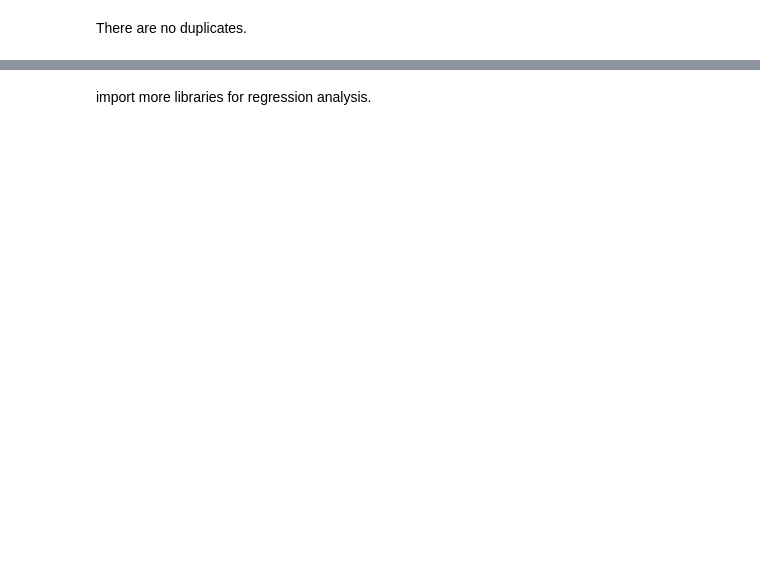
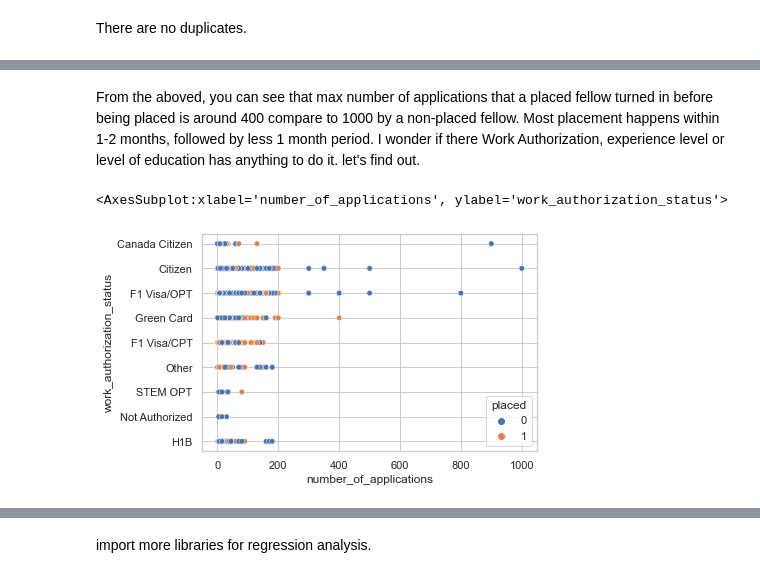
Before and after one commit to samokoye/Machine-Learning, a Jupyter notebook: Pathrise Business Analysis/Data Analysis for Pathrise Company.ipynb, the cells around one changed output, grey strips where cells are left out. Saved outputs shown, nothing was run; the diff lists cells and outputs as text; code cells hidden in the pictures; blank space fills up the shorter version.

```diff
--- a/Pathrise Business Analysis/Data Analysis for Pathrise Company.ipynb
+++ b/Pathrise Business Analysis/Data Analysis for Pathrise Company.ipynb
@@ -167,0 +187,7 @@ There are no duplicates.
+# %% [markdown]
+From the aboved, you can see that max number of applications that a placed fellow turned in before being placed is around 400 compare to 1000 by a non-placed fellow. Most placement happens within 1-2 months, followed by less 1 month period. I wonder if there Work Authorization, experience level or level of education has anything to do it. let's find out.
+# %%
+sns.scatterplot(data=df, y="work_authorization_status", x="number_of_applications", hue="placed", s= 30, color=".2")
+# %% [output]
+<AxesSubplot:xlabel='number_of_applications', ylabel='work_authorization_status'>
+[figure, added]
```
Also changed, not shown: parts of 38 cells of this notebook.
